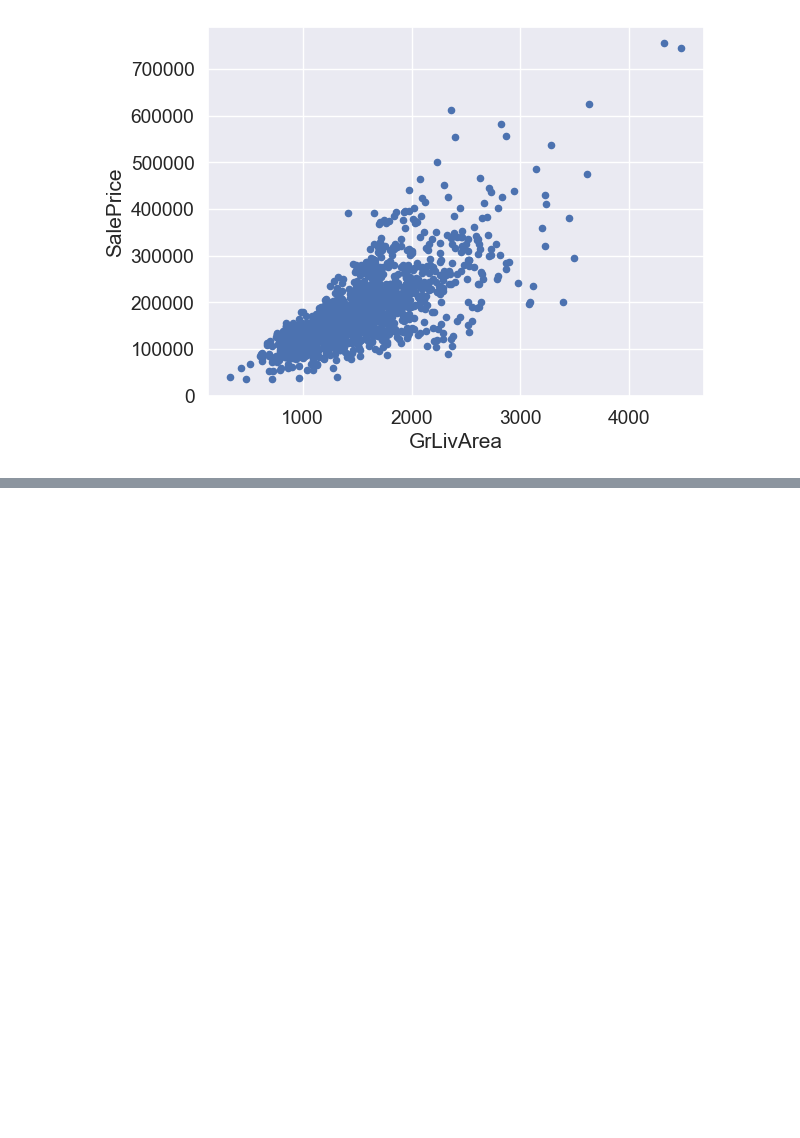
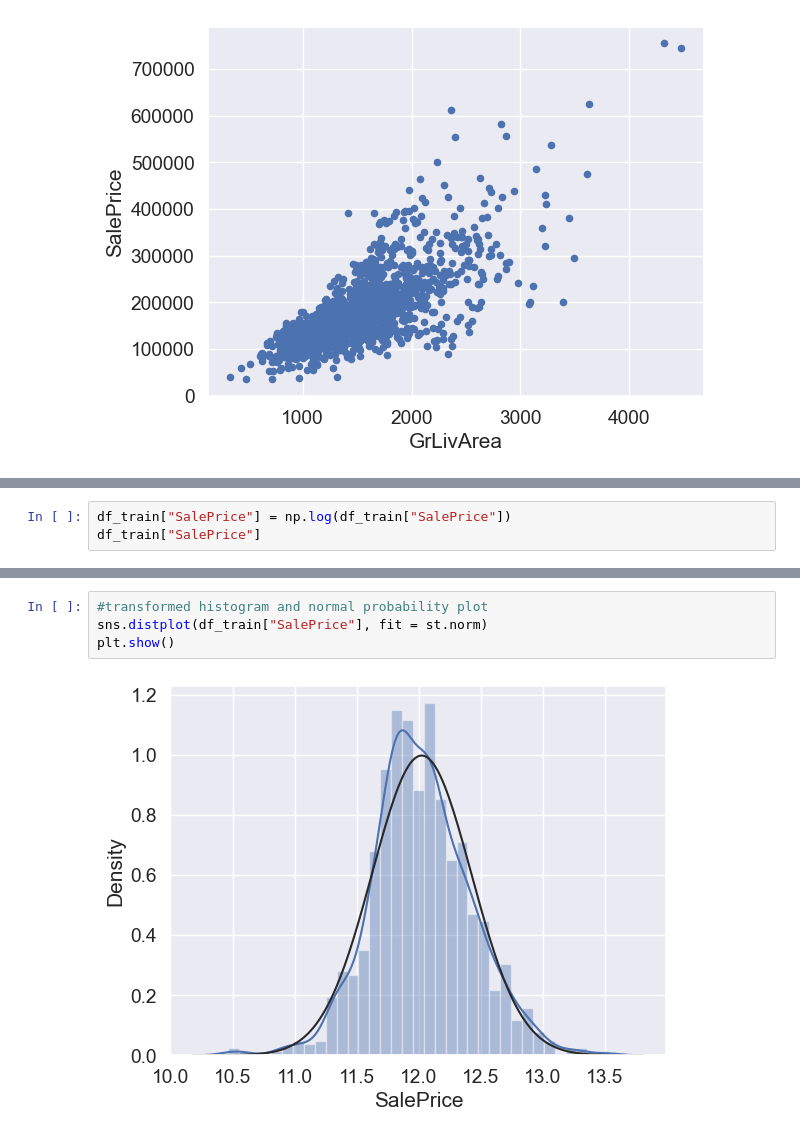
Before and after one commit to mrtrunghieu1/House-Prices-Kaggle-Competition, a Jupyter notebook: src/notebook/EDA_House_Prices.ipynb, the cells around one changed output, grey strips where cells are left out. Drawn from its saved outputs; the diff is of its cells as text; blank space fills up the shorter version.

```diff
--- a/src/notebook/EDA_House_Prices.ipynb
+++ b/src/notebook/EDA_House_Prices.ipynb
@@ -321,0 +352,3 @@ data.plot.scatter(x=variable, y = "SalePrice")
+# %%
+df_train["SalePrice"] = np.log(df_train["SalePrice"])
+df_train["SalePrice"]
@@ -321,0 +368,6 @@ data.plot.scatter(x=variable, y = "SalePrice")
+# %%
+#transformed histogram and normal probability plot
+sns.distplot(df_train["SalePrice"], fit = st.norm)
+plt.show()
+# %% [output]
+[figure, added]
```
Also changed, not shown: parts of 13 cells of this notebook.
